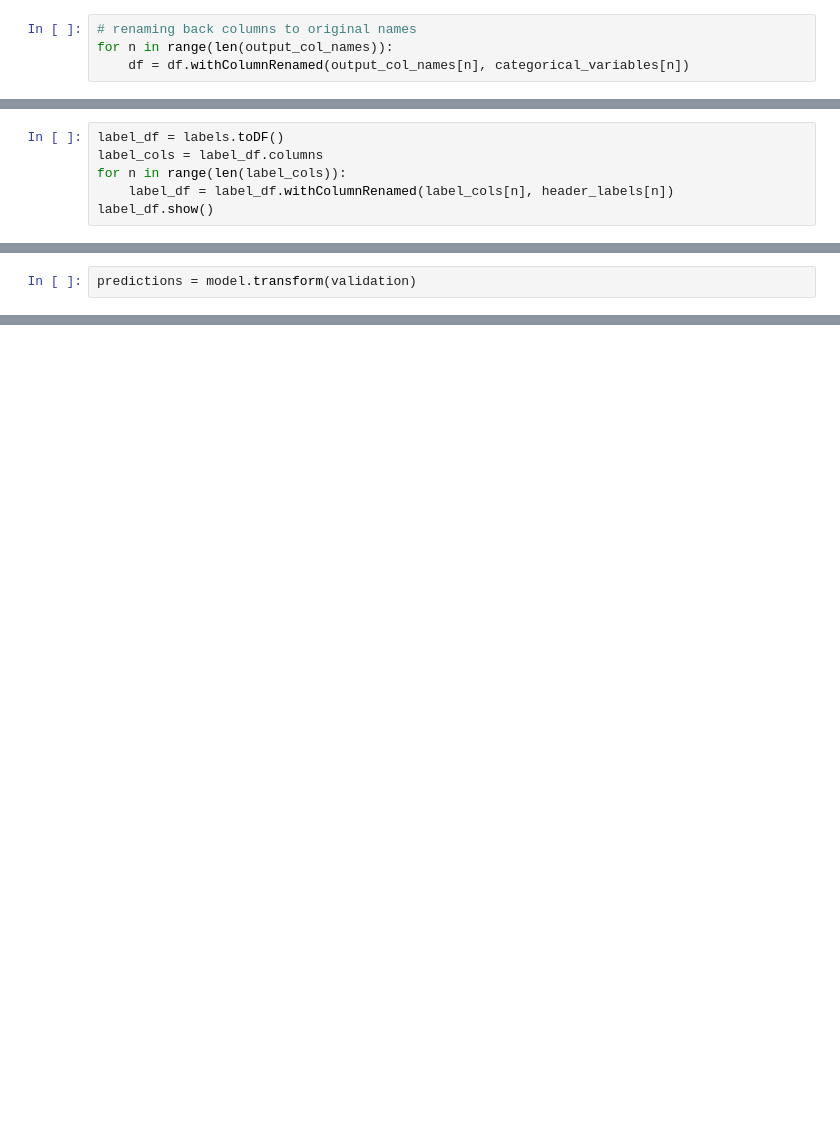
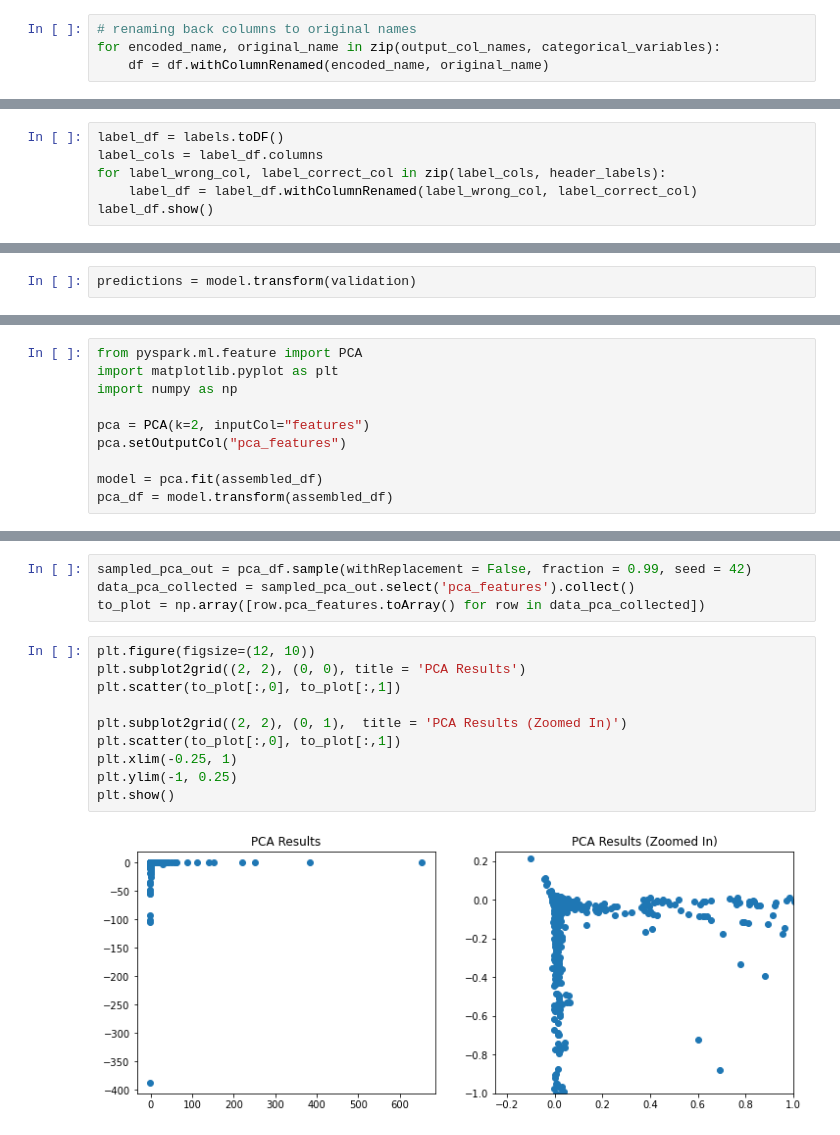
Before and after one commit to lwdovico/Distributed-Data-Project, a Jupyter notebook: 01_Spark_Test.ipynb, the cells around one changed output, grey strips where cells are left out. Cells and saved outputs as stored; diff of their text form; blank space fills up the shorter version.

```diff
--- a/01_Spark_Test.ipynb
+++ b/01_Spark_Test.ipynb
@@ -377,15 +356,15 @@ df.select(output_col_names).show()
 only showing top 20 rows
 # %%
 # renaming back columns to original names
-for n in range(len(output_col_names)):
-    df = df.withColumnRenamed(output_col_names[n], categorical_variables[n])
+for encoded_name, original_name in zip(output_col_names, categorical_variables):
+    df = df.withColumnRenamed(encoded_name, original_name)
 # %% [markdown]
 # Getting the Labels to Join them
 # %%
 label_df = labels.toDF()
 label_cols = label_df.columns
-for n in range(len(label_cols)):
-    label_df = label_df.withColumnRenamed(label_cols[n], header_labels[n])
+for label_wrong_col, label_correct_col in zip(label_cols, header_labels):
+    label_df = label_df.withColumnRenamed(label_wrong_col, label_correct_col)
 label_df.show()
 # %% [output]
 +--------------------+------+
@@ -515,0 +550,10 @@ Test Error = 0.14478696356348564
+# %%
+from pyspark.ml.feature import PCA
+import matplotlib.pyplot as plt
+import numpy as np
+
+pca = PCA(k=2, inputCol="features")
+pca.setOutputCol("pca_features")
+
+model = pca.fit(assembled_df)
+pca_df = model.transform(assembled_df)
@@ -515,0 +580,16 @@ Test Error = 0.14478696356348564
+# %%
+sampled_pca_out = pca_df.sample(withReplacement = False, fraction = 0.99, seed = 42)
+data_pca_collected = sampled_pca_out.select('pca_features').collect()
+to_plot = np.array([row.pca_features.toArray() for row in data_pca_collected])
+# %%
+plt.figure(figsize=(12, 10))
+plt.subplot2grid((2, 2), (0, 0), title = 'PCA Results')
+plt.scatter(to_plot[:,0], to_plot[:,1])
+
+plt.subplot2grid((2, 2), (0, 1),  title = 'PCA Results (Zoomed In)')
+plt.scatter(to_plot[:,0], to_plot[:,1])
+plt.xlim(-0.25, 1)
+plt.ylim(-1, 0.25)
+plt.show()
+# %% [output]
+[figure, added]
```
Also changed, not shown: parts of 42 cells of this notebook.
